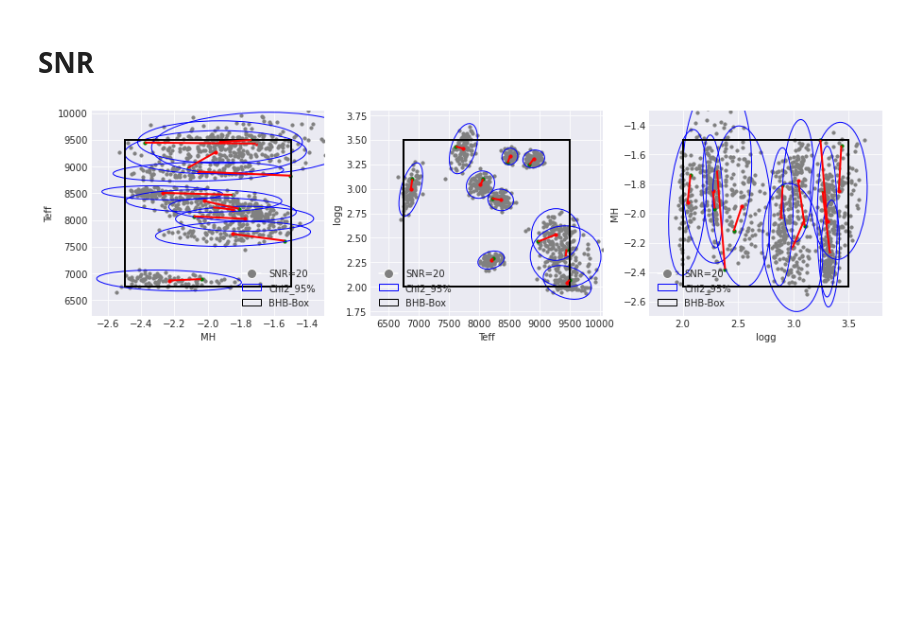
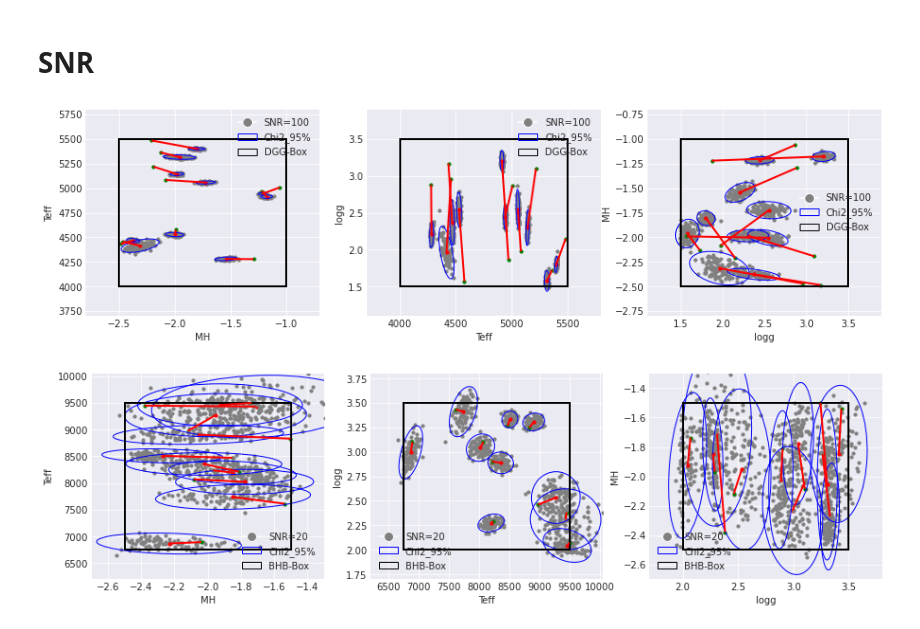
Before and after one commit to ViskaWei/LV, a Jupyter notebook: nb/dnn.ipynb, the cells around one changed output. Cells and saved outputs as stored; diff of their text form; code cells hidden in the pictures; blank space fills up the shorter version.

```diff
--- a/nb/dnn.ipynb
+++ b/nb/dnn.ipynb
@@ -52,5 +58,11 @@ d.get_overlap_mat(plot=1)
 # %% [markdown]
 # SNR
+# %%
+R="G"
+d.init_snr_R(R)
+d.eval_snr(R, snr=100)
+# %% [output]
+[figure, added]
 # %%
 d.init_snr_R("B")
 # %%
```
Also changed, not shown: parts of 6 cells of this notebook, 8 other files.
